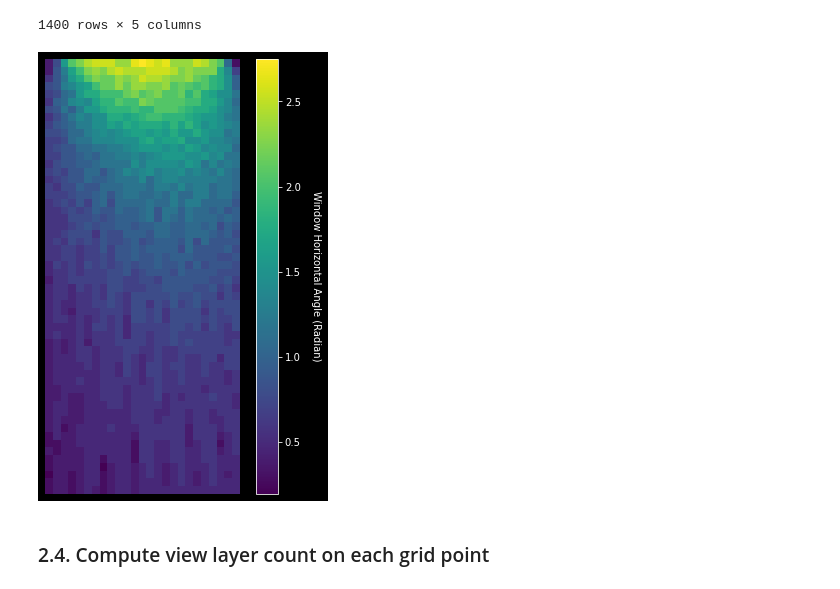
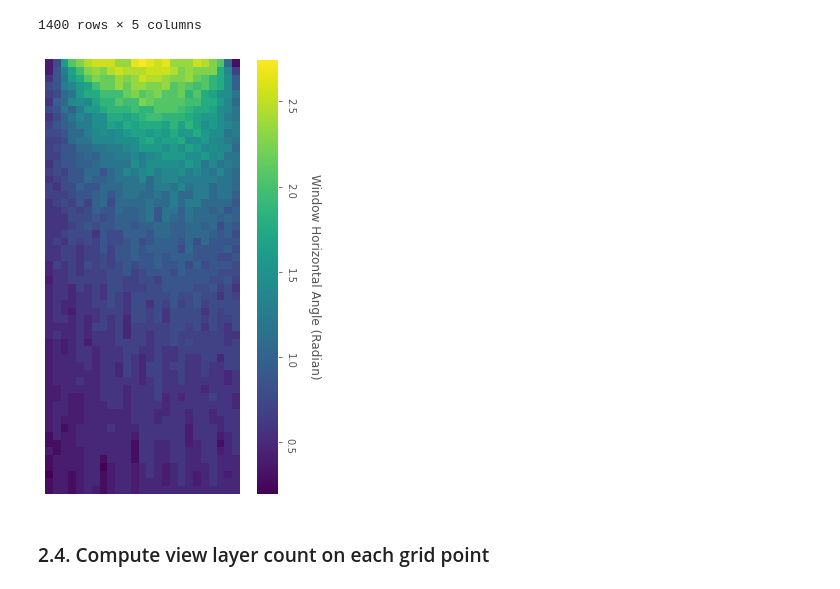
Before and after one commit to shervinazadi/EN_17037_Compliance, a Jupyter notebook: final_notebooks/context_view.ipynb, the cells around one changed output. Saved outputs shown, nothing was run; the diff lists cells and outputs as text; code cells hidden in the pictures.

Commit message:
view figures added + need cleaning

```diff
--- a/final_notebooks/context_view.ipynb
+++ b/final_notebooks/context_view.ipynb
@@ -145,6 +165,9 @@ grid_df
 # %%
-plt.figure(figsize = (6,8))
-plt.imshow(grid_df["window_solid_angle"].to_numpy().reshape((-1, 25)))
+fig = plt.figure(figsize = (6,8))
+plt.style.use(['ggplot'])
+plt.set_cmap('viridis')
+# fig.patch.set_facecolor('white')
+plt.imshow(grid_df["window_solid_angle"].to_numpy().reshape((-1, 25)), interpolation='none')
 
 plt.axis('off')
 cbar = plt.colorbar()
@@ -177,18 +200,22 @@ grid_df
 1400 rows × 5 columns
 # %%
 plt.figure(figsize = (6,8))
-plt.imshow(grid_df["horizontal_angle"].to_numpy().reshape((-1, 25)))
+ha_array = grid_df["horizontal_angle"].to_numpy().reshape((-1, 25))
+plt.imshow(ha_array, interpolation='none')
 
 plt.axis('off')
 cbar = plt.colorbar()
-cbar.ax.get_yaxis().labelpad = 15
+cbar.ax.get_yaxis().labelpad = 20
 cbar.ax.set_ylabel('Window Horizontal Angle (Radian)', rotation=270, ha='center', va='center')
 
-plot_path = os.path.join('plots', project_name + '_horizontal_angle.eps')
-plt.savefig(plot_path, format='eps')
+plt.yticks(rotation = 45)
+# cbar.ax.set_yticklabels([1]*10, rotation='vertical')
+plt.setp(cbar.ax.get_yticklabels(),rotation=270)
+plot_path = os.path.join('plots', project_name + '_horizontal_angle.png')
+plt.savefig(plot_path, format='png')
 plt.show()
 # %% [output]
-[figure, old version]
+[figure, new version]
 # %% [markdown]
 ### 2.4. Compute view layer count on each grid point
 # %%
```
Also changed, not shown: parts of 7 cells of this notebook, 6 other files.
